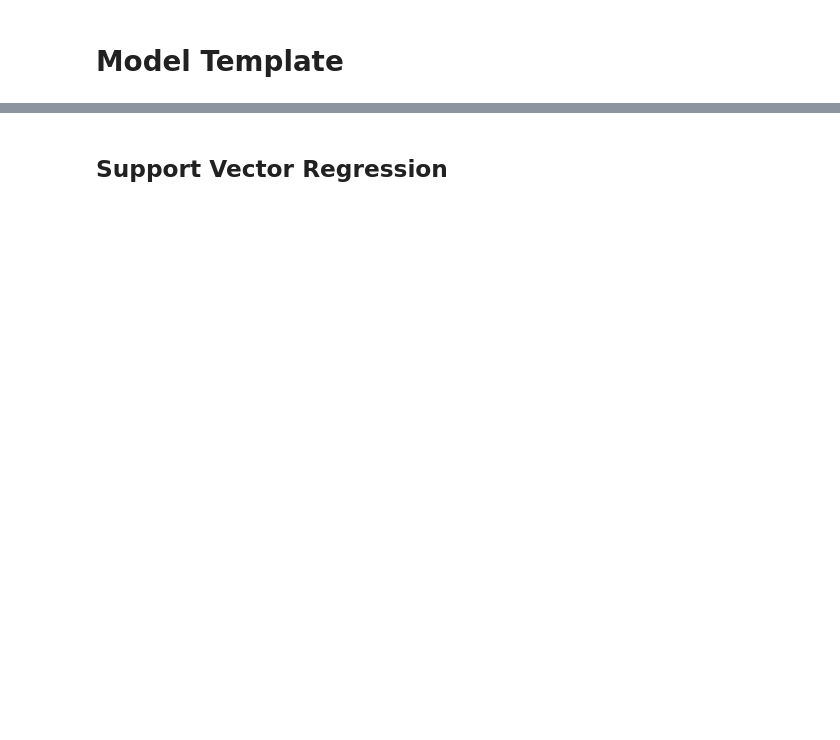
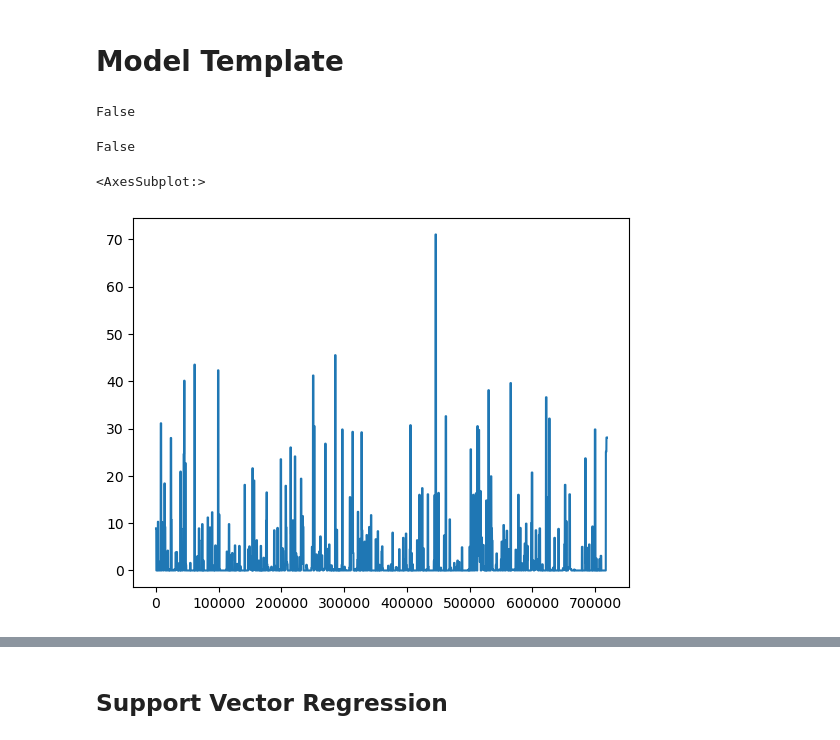
Before and after one commit to Mantoni9/data_mining_bixi_project, a Jupyter notebook: model_svm.ipynb, the cells around one changed output, grey strips where cells are left out. Saved outputs shown, nothing was run; the diff lists cells and outputs as text; code cells hidden in the pictures; blank space fills up the shorter version.

Commit message:
Training and prediction SVM

```diff
--- a/model_svm.ipynb
+++ b/model_svm.ipynb
@@ -23,3 +25,16 @@ test_df = pd.read_csv('data/preprocessed_data/test.csv')
+# %%
+print(0 in train_df["elevation_meters"].values)
+# %% [output]
+False
+# %%
+print(0 in train_df["density"].values)
+# %% [output]
+False
+# %%
+train_df["total_precipitation"].plot()
+# %% [output]
+<AxesSubplot:>
+[figure, added]
 # %%
 # drop start date for regression (is represented as month, day, pm)
 # train_df = train_df.drop(columns='start_date')
```
Also changed, not shown: parts of 15 cells of this notebook, 1 other file.
